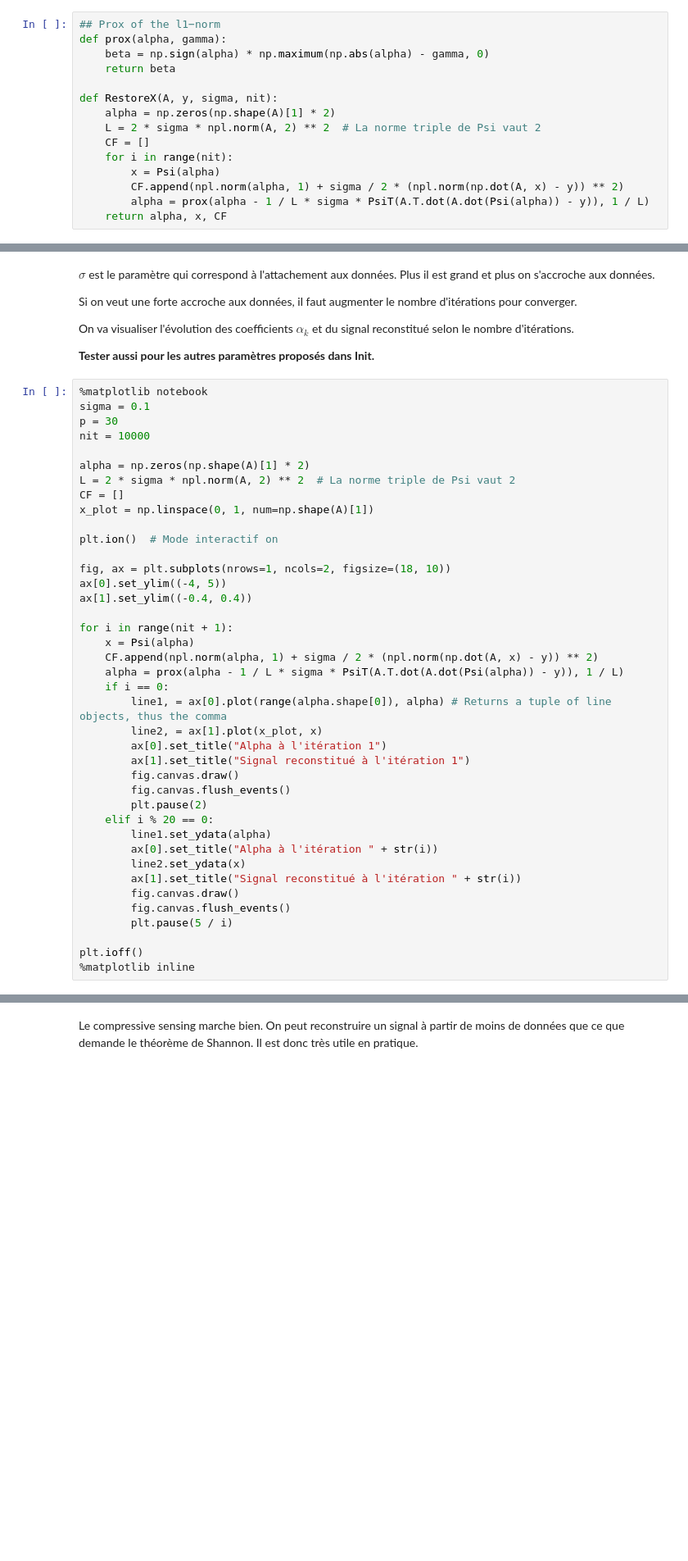
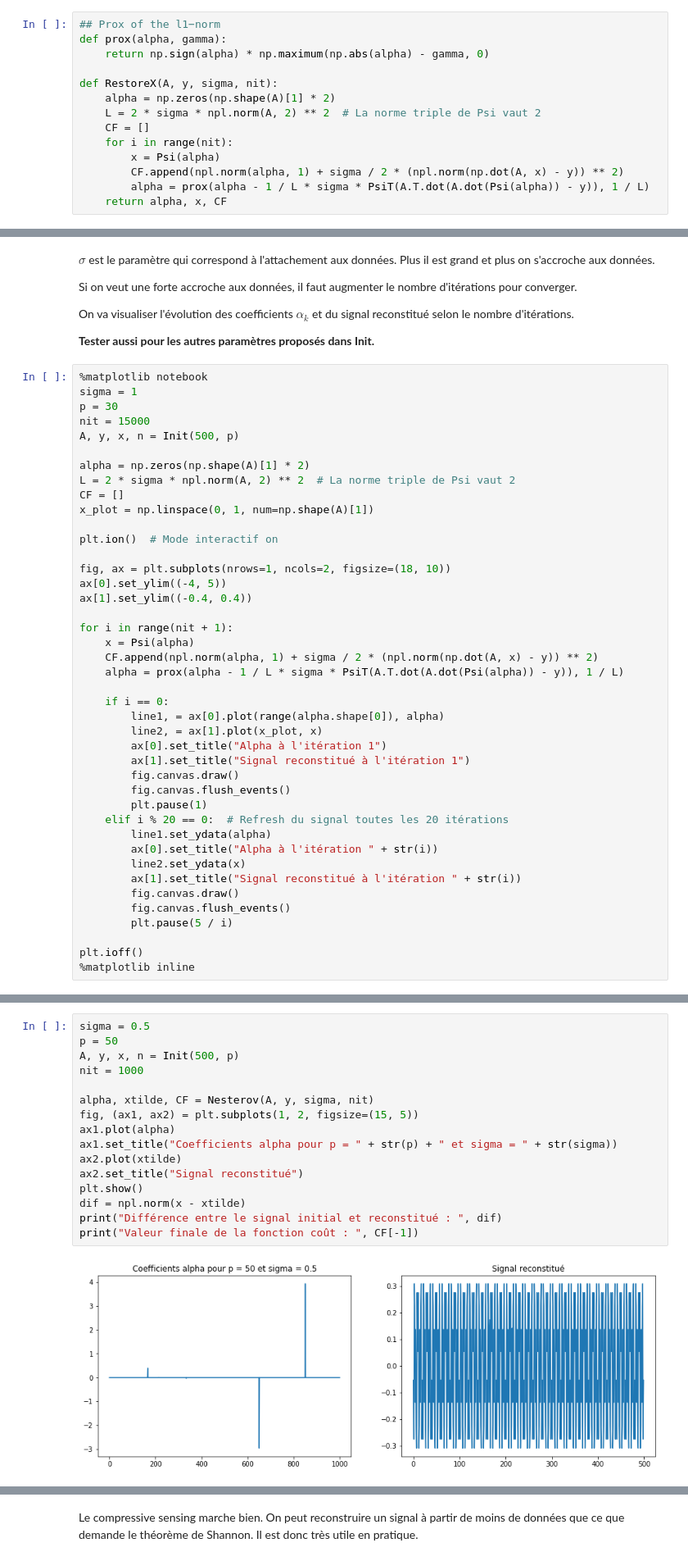
Before and after one commit to PaulCharnay/Opti_4A_S2, a Jupyter notebook: TP2_CompressiveSensing.ipynb, the cells around one changed output, grey strips where cells are left out. Shown at 82% size. Drawn from its saved outputs; the diff is of its cells as text; blank space fills up the shorter version.

```diff
--- a/TP2_CompressiveSensing.ipynb
+++ b/TP2_CompressiveSensing.ipynb
@@ -260,8 +260,7 @@ $$
 # %%
 ## Prox of the l1−norm
 def prox(alpha, gamma):
-    beta = np.sign(alpha) * np.maximum(np.abs(alpha) - gamma, 0)
-    return beta
+    return np.sign(alpha) * np.maximum(np.abs(alpha) - gamma, 0)
 
 def RestoreX(A, y, sigma, nit):
     alpha = np.zeros(np.shape(A)[1] * 2)
@@ -311,9 +308,10 @@ On va visualiser l'évolution des coefficients $\alpha_k$ et du signal reconstit
 **Tester aussi pour les autres paramètres proposés dans Init.**
 # %%
 %matplotlib notebook
-sigma = 0.1
+sigma = 1
 p = 30
-nit = 10000
+nit = 15000
+A, y, x, n = Init(500, p)
 
 alpha = np.zeros(np.shape(A)[1] * 2)
 L = 2 * sigma * npl.norm(A, 2) ** 2  # La norme triple de Psi vaut 2
@@ -330,15 +328,16 @@ for i in range(nit + 1):
     x = Psi(alpha)
     CF.append(npl.norm(alpha, 1) + sigma / 2 * (npl.norm(np.dot(A, x) - y)) ** 2)
     alpha = prox(alpha - 1 / L * sigma * PsiT(A.T.dot(A.dot(Psi(alpha)) - y)), 1 / L)
+
     if i == 0:
-        line1, = ax[0].plot(range(alpha.shape[0]), alpha) # Returns a tuple of line objects, thus the comma
+        line1, = ax[0].plot(range(alpha.shape[0]), alpha)
         line2, = ax[1].plot(x_plot, x)
         ax[0].set_title("Alpha à l'itération 1")
         ax[1].set_title("Signal reconstitué à l'itération 1")
         fig.canvas.draw()
         fig.canvas.flush_events()
-        plt.pause(2)
-    elif i % 20 == 0:
+        plt.pause(1)
+    elif i % 20 == 0:  # Refresh du signal toutes les 20 itérations
         line1.set_ydata(alpha)
         ax[0].set_title("Alpha à l'itération " + str(i))
         line2.set_ydata(x)
@@ -463,0 +438,18 @@ plt.show()
+# %%
+sigma = 0.5
+p = 50
+A, y, x, n = Init(500, p)
+nit = 1000
+
+alpha, xtilde, CF = Nesterov(A, y, sigma, nit)
+fig, (ax1, ax2) = plt.subplots(1, 2, figsize=(15, 5))
+ax1.plot(alpha)
+ax1.set_title("Coefficients alpha pour p = " + str(p) + " et sigma = " + str(sigma))
+ax2.plot(xtilde)
+ax2.set_title("Signal reconstitué")
+plt.show()
+dif = npl.norm(x - xtilde)
+print("Différence entre le signal initial et reconstitué : ", dif)
+print("Valeur finale de la fonction coût : ", CF[-1])
+# %% [output]
+[figure, added]
```
Also changed, not shown: parts of 12 cells of this notebook.
